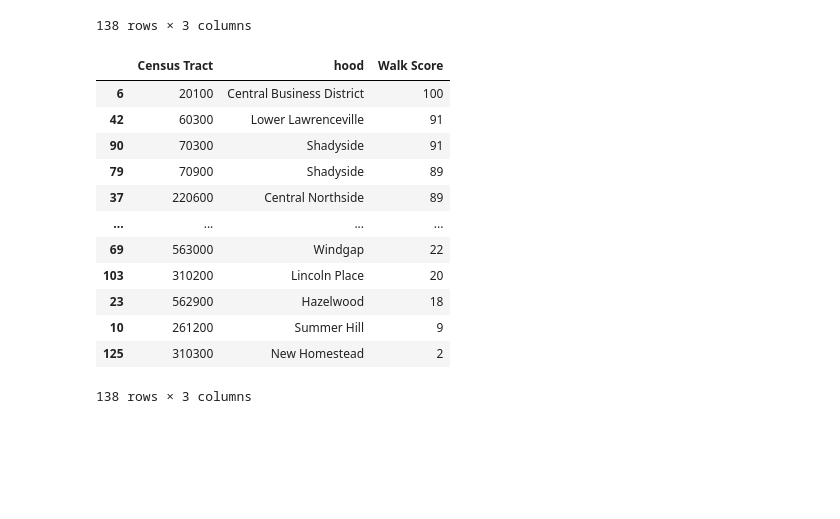
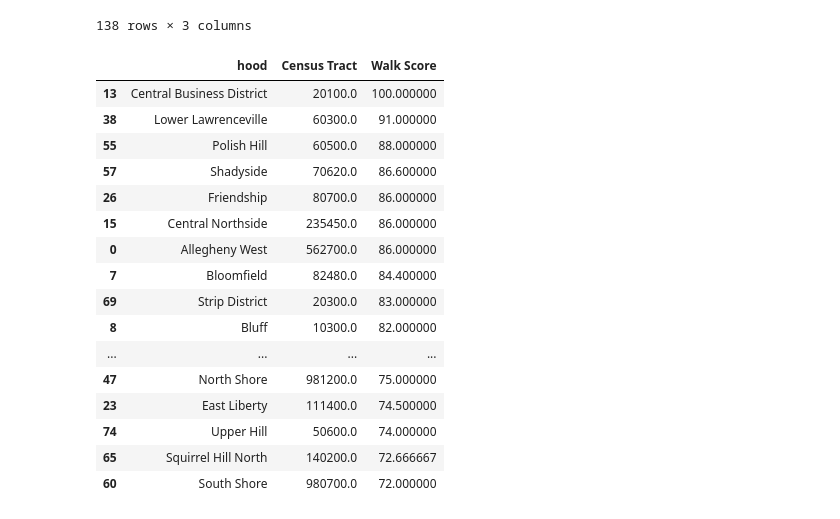
Before and after one commit to etmrmia/CMPINF-0010-Final-Project, a Jupyter notebook: ZhexiWu.ipynb, the cells around one changed output. Saved outputs shown, nothing was run; the diff lists cells and outputs as text; code cells hidden in the pictures; blank space fills up the shorter version.

```diff
--- a/ZhexiWu.ipynb
+++ b/ZhexiWu.ipynb
@@ -27,8 +43,8 @@ walkScore
 # %%
-# Delete all columns except census tract numbers and neighborhood names.
-censusTract = censusTract[['tractce10','hood']]
+# Delete all columns except census tract numbers and neighborhood names
+censusTract = censusTract.loc[:, ('tractce10', 'hood')]
 
-# Display the modified version of censusTract.
+# Display the modified version of censusTract
 censusTract
 # %% [output]
 |  | tractce10 | hood |
@@ -68,18 +84,23 @@ walkScore
 | 137 | 980800 | South Oakland | 74 |
 138 rows × 3 columns
 # %%
-walkScore.sort_values(by = ['Walk Score'], ascending = False)
+walkScore = walkScore.groupby('hood').mean().reset_index()
+walkScore.sort_values(by = ['Walk Score'], ascending = False).head(20)
 # %% [output]
-|  | Census Tract | hood | Walk Score |
-| 6 | 20100 | Central Business District | 100 |
-| 42 | 60300 | Lower Lawrenceville | 91 |
-| 90 | 70300 | Shadyside | 91 |
-| 79 | 70900 | Shadyside | 89 |
-| 37 | 220600 | Central Northside | 89 |
+|  | hood | Census Tract | Walk Score |
+| 13 | Central Business District | 20100.0 | 100.000000 |
+| 38 | Lower Lawrenceville | 60300.0 | 91.000000 |
+| 55 | Polish Hill | 60500.0 | 88.000000 |
+| 57 | Shadyside | 70620.0 | 86.600000 |
+| 26 | Friendship | 80700.0 | 86.000000 |
+| 15 | Central Northside | 235450.0 | 86.000000 |
+| 0 | Allegheny West | 562700.0 | 86.000000 |
+| 7 | Bloomfield | 82480.0 | 84.400000 |
+| 69 | Strip District | 20300.0 | 83.000000 |
+| 8 | Bluff | 10300.0 | 82.000000 |
 | ... | ... | ... | ... |
-| 69 | 563000 | Windgap | 22 |
-| 103 | 310200 | Lincoln Place | 20 |
-| 23 | 562900 | Hazelwood | 18 |
-| 10 | 261200 | Summer Hill | 9 |
-| 125 | 310300 | New Homestead | 2 |
+| 47 | North Shore | 981200.0 | 75.000000 |
+| 23 | East Liberty | 111400.0 | 74.500000 |
+| 74 | Upper Hill | 50600.0 | 74.000000 |
+| 65 | Squirrel Hill North | 140200.0 | 72.666667 |
+| 60 | South Shore | 980700.0 | 72.000000 |
-138 rows × 3 columns
```
Also changed, not shown: parts of 7 cells of this notebook.
